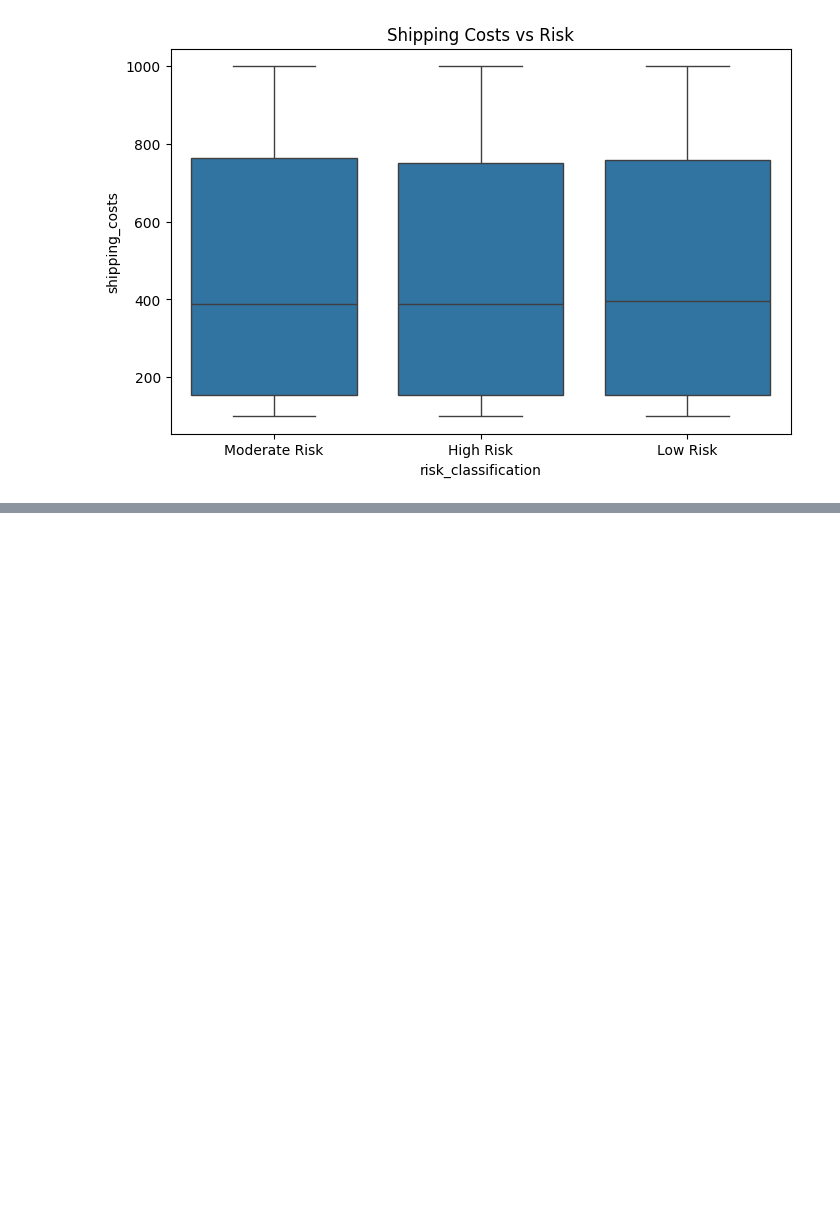
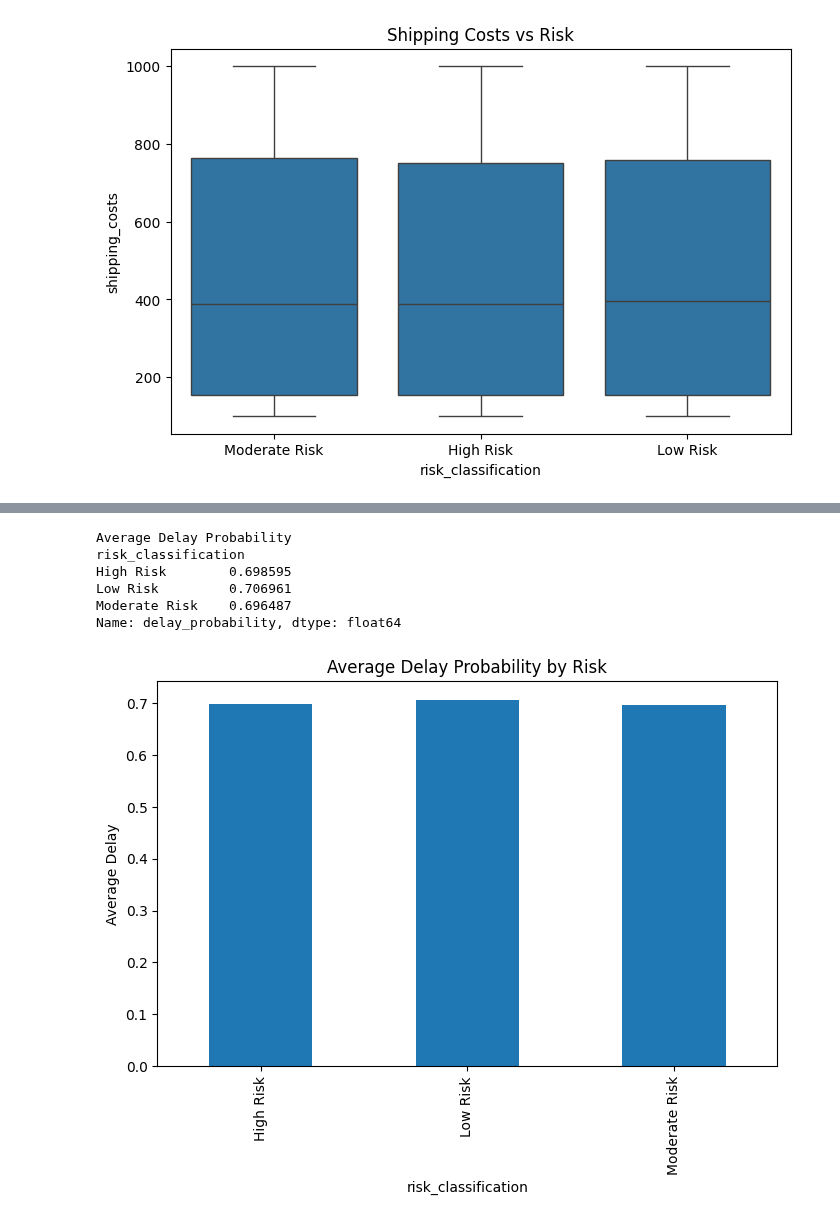
Before and after one commit to 24AIML048-Vidhi/AI_SupplyChain_Risk, a Jupyter notebook: notebooks/eda.ipynb, the cells around one changed output, grey strips where cells are left out. Cells and saved outputs as stored; diff of their text form; code cells hidden in the pictures; blank space fills up the shorter version.

```diff
--- a/notebooks/eda.ipynb
+++ b/notebooks/eda.ipynb
@@ -221,0 +227,18 @@ plt.show()
+# %%
+avg_delay = df.groupby('risk_classification')['delay_probability'].mean()
+
+print("\nAverage Delay Probability")
+print(avg_delay)
+
+avg_delay.plot(kind='bar', figsize=(8,5))
+plt.title("Average Delay Probability by Risk")
+plt.ylabel("Average Delay")
+plt.show()
+# %% [output]
+Average Delay Probability
+risk_classification
+High Risk        0.698595
+Low Risk         0.706961
+Moderate Risk    0.696487
+Name: delay_probability, dtype: float64
+[figure, added]
```
Also changed, not shown: parts of 6 cells of this notebook.
